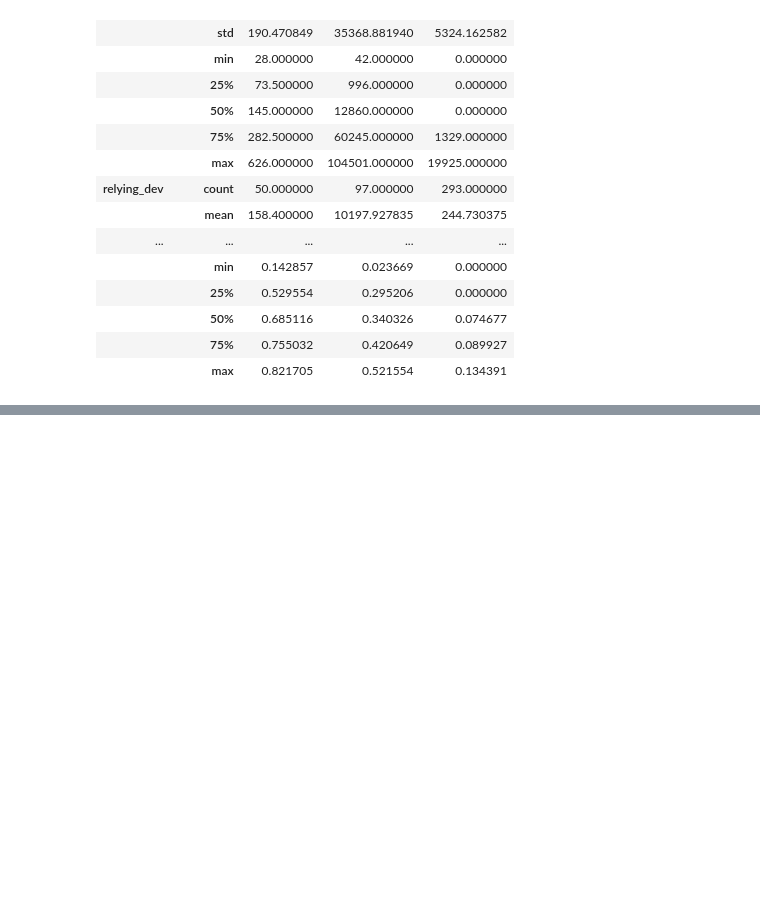
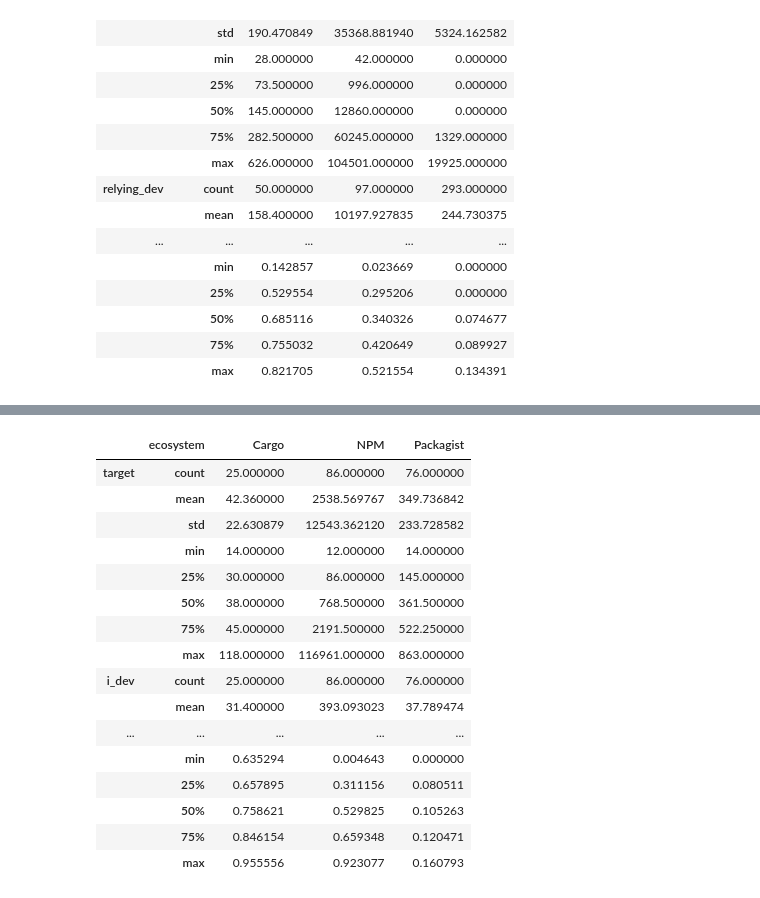
Before and after one commit to AlexandreDecan/secos-zero, a Jupyter notebook: notebooks/Magic zero.ipynb, the cells around one changed output, grey strips where cells are left out. Saved outputs shown, nothing was run; the diff lists cells and outputs as text; code cells hidden in the pictures; blank space fills up the shorter version.

```diff
--- a/notebooks/Magic zero.ipynb
+++ b/notebooks/Magic zero.ipynb
@@ -465,0 +534,28 @@ _.groupby('ecosystem').describe().T
+# %%
+_ = pandas.concat([
+        data[ecosystem]
+        .assign(ecosystem=ecosystem)
+        for ecosystem in ECOSYSTEMS
+    ],
+    axis=0
+)
+
+_.groupby('ecosystem').describe().T
+# %% [output]
+|  | ecosystem | Cargo | NPM | Packagist |
+| target | count | 25.000000 | 86.000000 | 76.000000 |
+|  | mean | 42.360000 | 2538.569767 | 349.736842 |
+|  | std | 22.630879 | 12543.362120 | 233.728582 |
+|  | min | 14.000000 | 12.000000 | 14.000000 |
+|  | 25% | 30.000000 | 86.000000 | 145.000000 |
+|  | 50% | 38.000000 | 768.500000 | 361.500000 |
+|  | 75% | 45.000000 | 2191.500000 | 522.250000 |
+|  | max | 118.000000 | 116961.000000 | 863.000000 |
+| i_dev | count | 25.000000 | 86.000000 | 76.000000 |
+|  | mean | 31.400000 | 393.093023 | 37.789474 |
+| ... | ... | ... | ... | ... |
+|  | min | 0.635294 | 0.004643 | 0.000000 |
+|  | 25% | 0.657895 | 0.311156 | 0.080511 |
+|  | 50% | 0.758621 | 0.529825 | 0.105263 |
+|  | 75% | 0.846154 | 0.659348 | 0.120471 |
+|  | max | 0.955556 | 0.923077 | 0.160793 |
```
Also changed, not shown: parts of 10 cells of this notebook.
